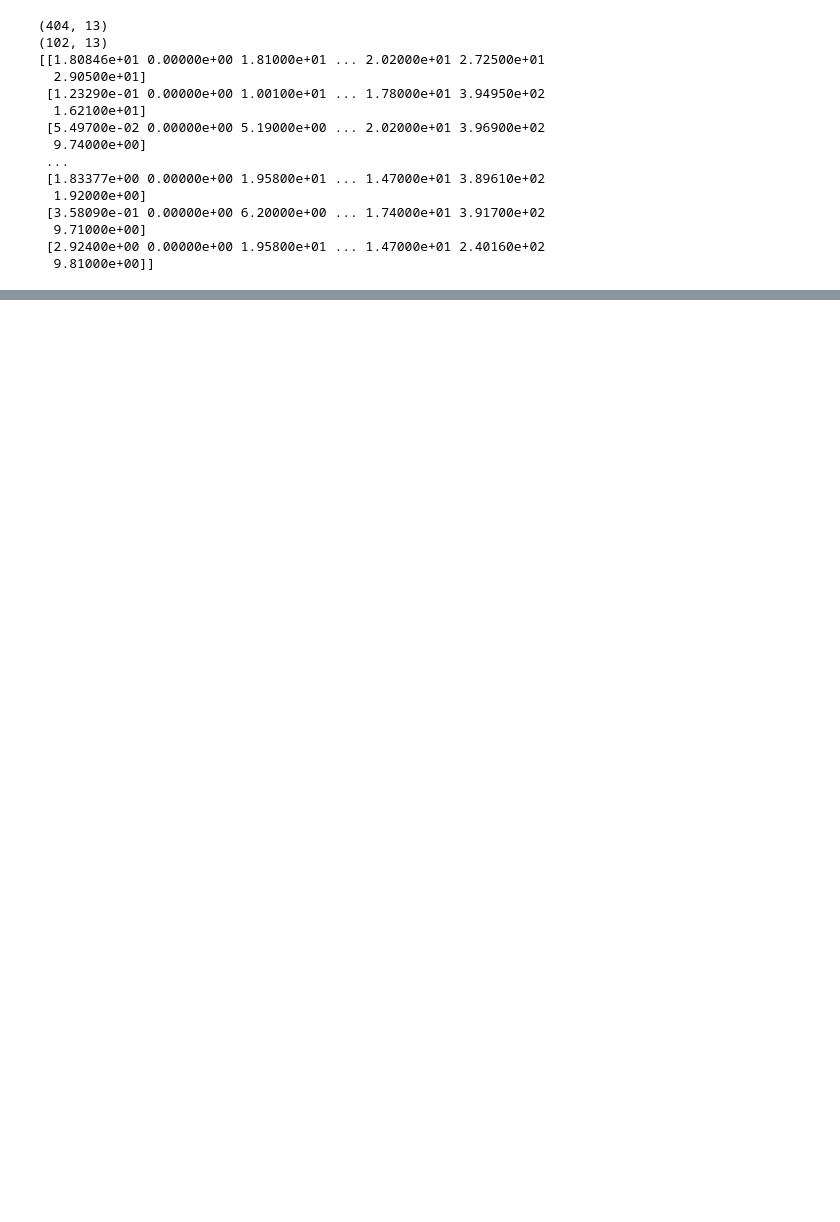
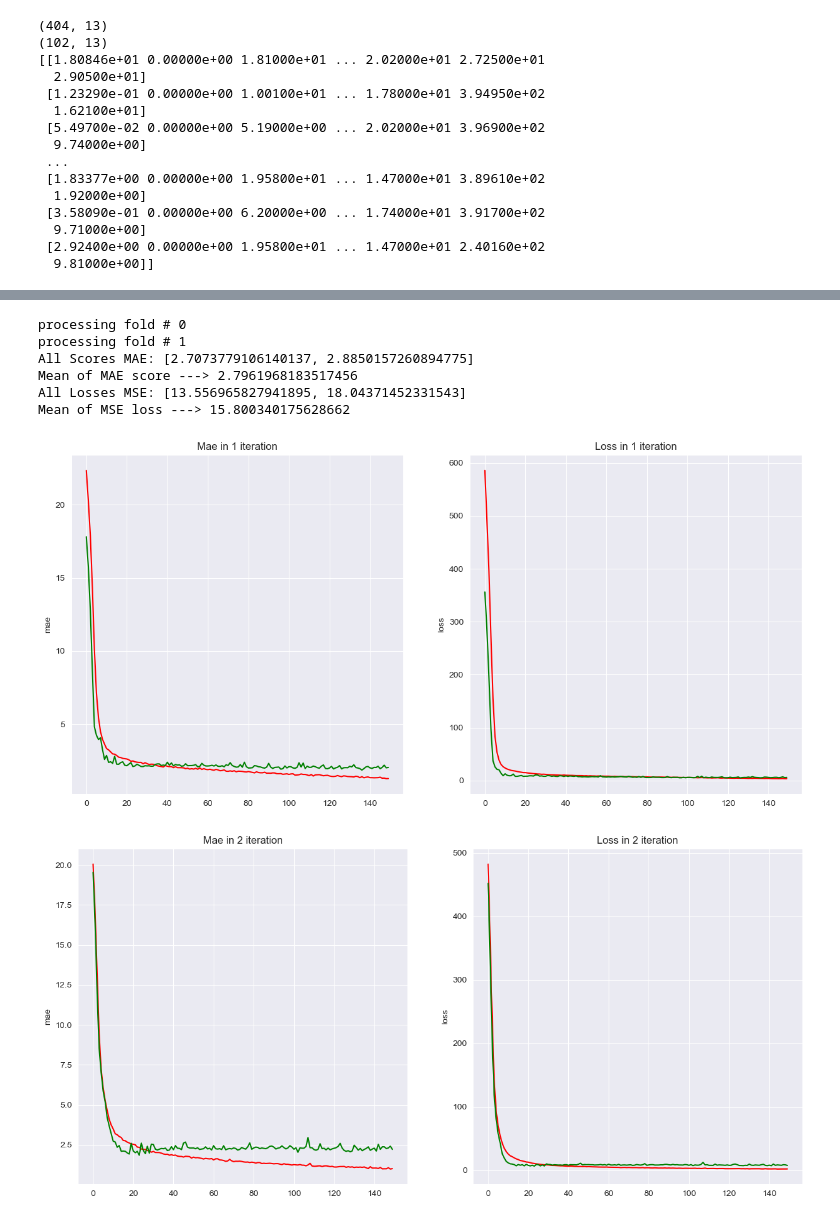
Before and after one commit to AlexanderVitMor/AI_systems, a Jupyter notebook: PAIS_labs/houses_lab3.ipynb, the cells around one changed output, grey strips where cells are left out. Saved outputs shown, nothing was run; the diff lists cells and outputs as text; code cells hidden in the pictures; blank space fills up the shorter version.

```diff
--- a/PAIS_labs/houses_lab3.ipynb
+++ b/PAIS_labs/houses_lab3.ipynb
@@ -118,0 +161,13 @@ WARNING:tensorflow:5 out of the last 13 calls to <function TensorFlowTrainer.mak
+# %%
+MAE, MSE = hand_cross_validation_model(k=2, batch_size=10, num_epochs=150, scaling_function=standardize)
+MEAN_MAE_SCORE['k=2 e=150'] = MAE
+MEAN_MSE_SCORE['k=2 e=150'] = MSE
+# %% [output]
+processing fold # 0
+processing fold # 1
+All Scores MAE: [2.7073779106140137, 2.8850157260894775]
+Mean of MAE score ---> 2.7961968183517456
+All Losses MSE: [13.556965827941895, 18.04371452331543]
+Mean of MSE loss ---> 15.800340175628662
+[figure, added]
+[figure, added]
```
Also changed, not shown: parts of 17 cells of this notebook, 2 other files.
